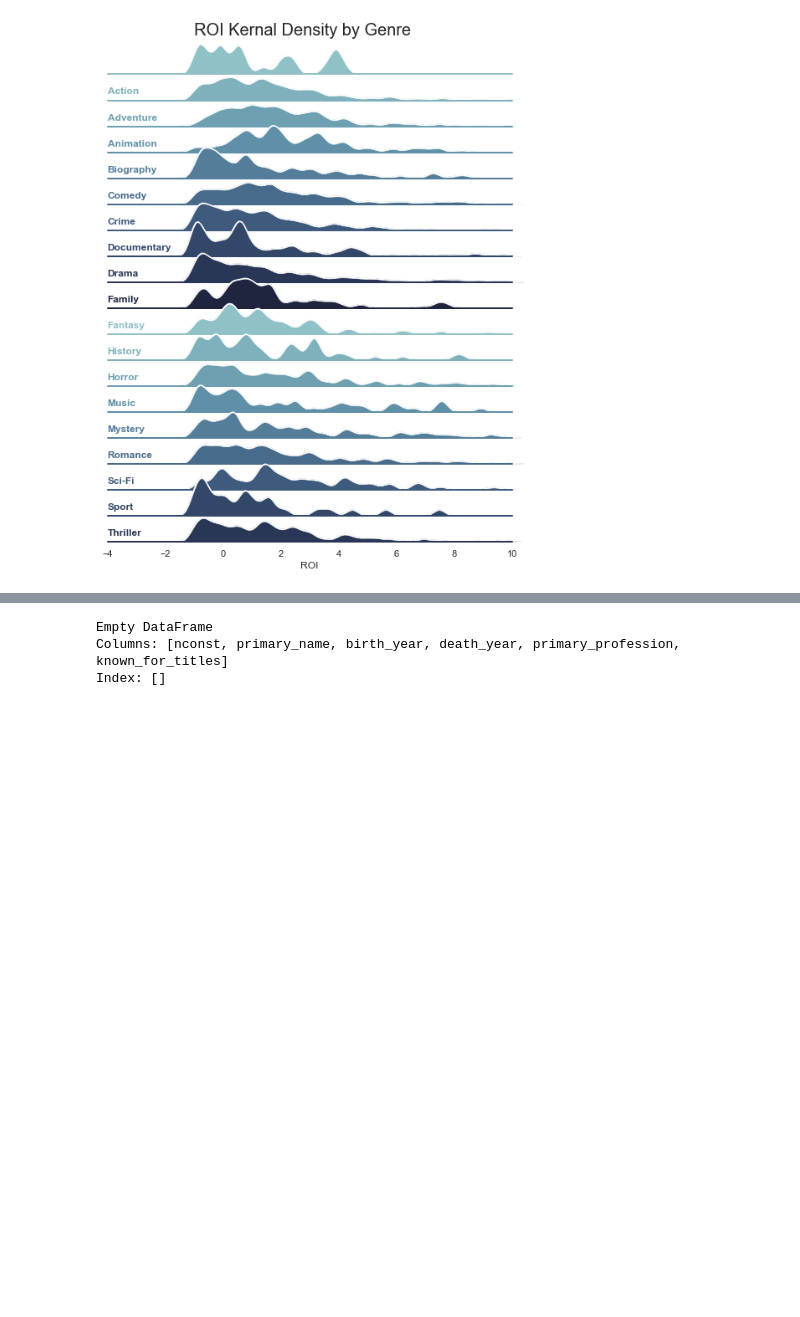
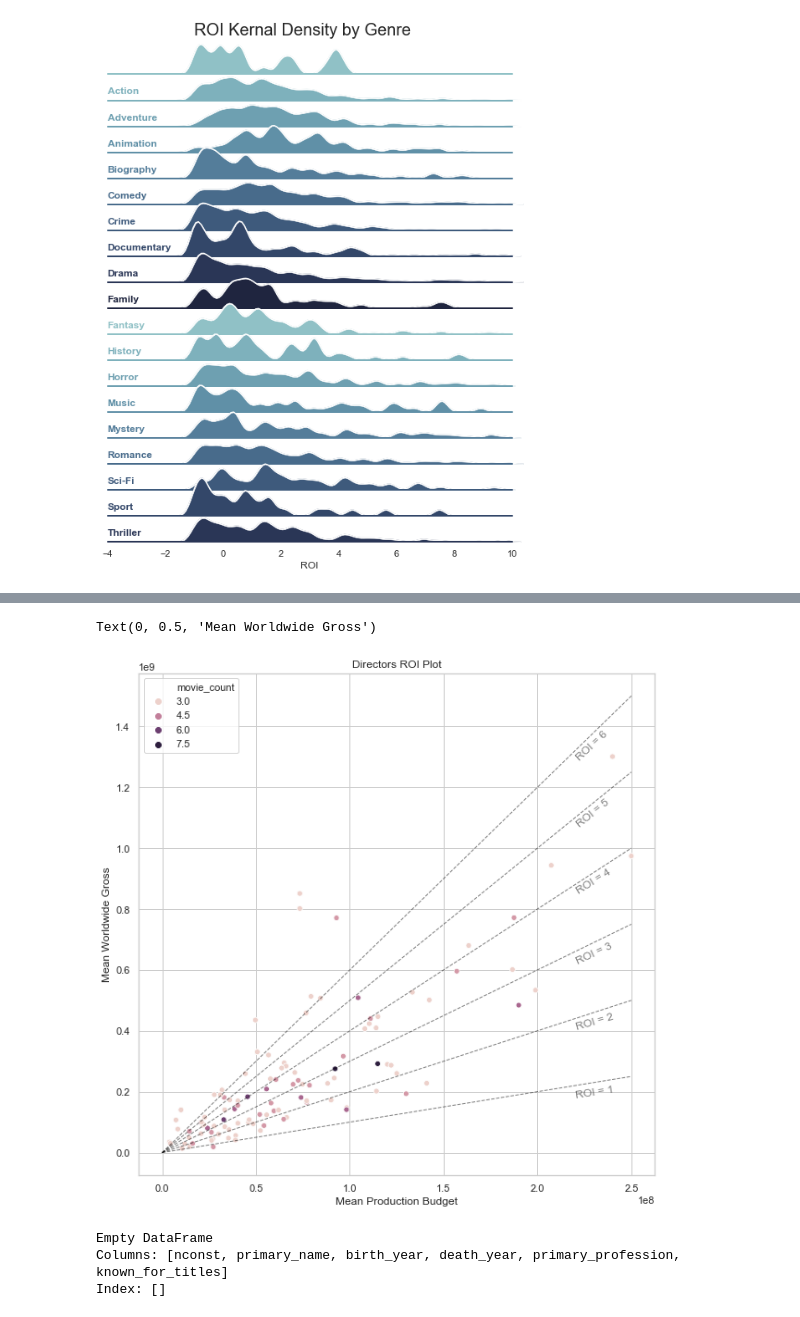
Before and after one commit to KyleDBetts/Project01, a Jupyter notebook: Movies_Project_KDB.ipynb, the cells around one changed output, grey strips where cells are left out. Drawn from its saved outputs; the diff is of its cells as text; code cells hidden in the pictures; blank space fills up the shorter version.

```diff
--- a/Movies_Project_KDB.ipynb
+++ b/Movies_Project_KDB.ipynb
@@ -229,0 +250,4 @@ Text(0.5, 8.960000000000157, 'ROI')
+# %%
+df_crew.head()
+df_crew['worldwide_gross'] = df_crew['worldwide_gross'].str.replace("$", "").str.replace(',','').astype(int)
+df_crew['production_budget'] = df_crew['production_budget'].str.replace("$", "").str.replace(',','').astype(int)
@@ -229,0 +256,3 @@ Text(0.5, 8.960000000000157, 'ROI')
+# %%
+df_crew['roi'] = (df_crew.worldwide_gross - df_crew.production_budget)/df_crew.production_budget
+df_crew
@@ -229,0 +393,7 @@ Text(0.5, 8.960000000000157, 'ROI')
+# %%
+#Directors
+df_crew.head()
+df_directors = df_crew.loc[(df_crew['category_itp'] == 'director') ]
+df_actors.groupby(['primary_name']).count()['nconst']
+directorCount_dict = df_directors.groupby(['primary_name']).count()['tconst'].to_dict()
+df_directors['movie_count'] = df_directors['primary_name'].map(directorCount_dict)
@@ -229,0 +405,4 @@ Text(0.5, 8.960000000000157, 'ROI')
+# %%
+df_directstars= df_directors.loc[df_directors.movie_count >=3]
+df_directstars_scatter = df_directstars.groupby(['primary_name']).mean().sort_values(by = ['domestic_gross'], ascending = False)\
+                                    [['worldwide_gross', 'production_budget', 'movie_count']]
@@ -230,3 +427,41 @@ Text(0.5, 8.960000000000157, 'ROI')
+# %%
+plt.figure(figsize =(10,10))
+sns.set_style("whitegrid")
+plotter = sns.scatterplot(x=df_directstars_scatter.production_budget, y=df_directstars_scatter.worldwide_gross, hue = df_directstars_scatter.movie_count)
+# plt.plot([0, 0], [200000000, 200000000], linewidth=2)
+plt.plot(np.linspace(0,250000000,1000),np.linspace(0,250000000,1000) , 'black', ls='dashed', linewidth ='1', alpha =0.5)
+plt.plot(np.linspace(0,250000000,1000),np.linspace(0,250000000,1000)*2 , 'black', ls='dashed', linewidth ='1', alpha =0.5)
+plt.plot(np.linspace(0,250000000,1000),np.linspace(0,250000000,1000)*3 , 'black', ls='dashed', linewidth ='1', alpha =0.5)
+plt.plot(np.linspace(0,250000000,1000),np.linspace(0,250000000,1000)*4 , 'black', ls='dashed', linewidth ='1', alpha =0.5)
+plt.plot(np.linspace(0,250000000,1000),np.linspace(0,250000000,1000)*5 , 'black', ls='dashed', linewidth ='1', alpha =0.5)
+plt.plot(np.linspace(0,250000000,1000),np.linspace(0,250000000,1000)*6 , 'black', ls='dashed', linewidth ='1', alpha =0.5)
+plotter.text(220000000, 180000000, "ROI = 1", horizontalalignment='left', size='medium', color='black', weight='light', rotation = '9', alpha =0.5)
+plotter.text(220000000, 405000000, "ROI = 2", horizontalalignment='left', size='medium', color='black', weight='light', rotation = '16', alpha =0.5)
+plotter.text(220000000, 620000000, "ROI = 3", horizontalalignment='left', size='medium', color='black', weight='light', rotation = '25', alpha =0.5)
+plotter.text(220000000, 850000000, "ROI = 4", horizontalalignment='left', size='medium', color='black', weight='light', rotation = '32', alpha =0.5)
+plotter.text(220000000, 1070000000, "ROI = 5", horizontalalignment='left', size='medium', color='black', weight='light', rotation = '39', alpha =0.5)
+plotter.text(220000000, 1290000000, "ROI = 6", horizontalalignment='left', size='medium', color='black', weight='light', rotation = '43', alpha =0.5)
+# plt.plot(np.linspace(0,250000000,1000),np.linspace(0,250000000,1000) , 'black', ls='dashed', linewidth ='1')
+# plt.plot(np.linspace(0,250000000,1000),np.linspace(0,250000000,1000)*2 , 'black', ls='dashed', linewidth ='1')
+# plt.plot(np.linspace(0,250000000,1000),np.linspace(0,250000000,1000)*3 , 'black', ls='dashed', linewidth ='1')
+# plt.plot(np.linspace(0,250000000,1000),np.linspace(0,250000000,1000)*4 , 'black', ls='dashed', linewidth ='1')
+# plt.plot(np.linspace(0,250000000,1000),np.linspace(0,250000000,1000)*5 , 'black', ls='dashed', linewidth ='1')
+# plt.plot(np.linspace(0,250000000,1000),np.linspace(0,250000000,1000)*6 , 'black', ls='dashed', linewidth ='1')
+# plotter.text(220000000, 180000000, "ROI = 1", horizontalalignment='left', size='medium', color='red', weight='light', rotation = '9')
+# plotter.text(220000000, 405000000, "ROI = 2", horizontalalignment='left', size='medium', color='red', weight='light', rotation = '16')
+# plotter.text(220000000, 620000000, "ROI = 3", horizontalalignment='left', size='medium', color='red', weight='light', rotation = '25')
+# plotter.text(220000000, 850000000, "ROI = 4", horizontalalignment='left', size='medium', color='red', weight='light', rotation = '32')
+# plotter.text(220000000, 1070000000, "ROI = 5", horizontalalignment='left', size='medium', color='red', weight='light', rotation = '39')
+# plotter.text(220000000, 1290000000, "ROI = 6", horizontalalignment='left', size='medium', color='red', weight='light', rotation = '43')
+plt.title('Directors ROI Plot')
+plt.xlabel('Mean Production Budget')
+plt.ylabel('Mean Worldwide Gross')
+# grid = sns.JointGrid(iris.petal_length, iris.petal_width, space=0, size=6, ratio=50)
+# grid.plot_joint(plt.scatter, color="g")
+# plt.plot([0, 4], [1.5, 0], linewidth=2)
+# %% [output]
+Text(0, 0.5, 'Mean Worldwide Gross')
+[figure, added]
 # %%
 print(df.loc[df['primary_profession'].isin(['composer'])])
 df.primary_profession
```
Also changed, not shown: parts of 16 cells of this notebook.
